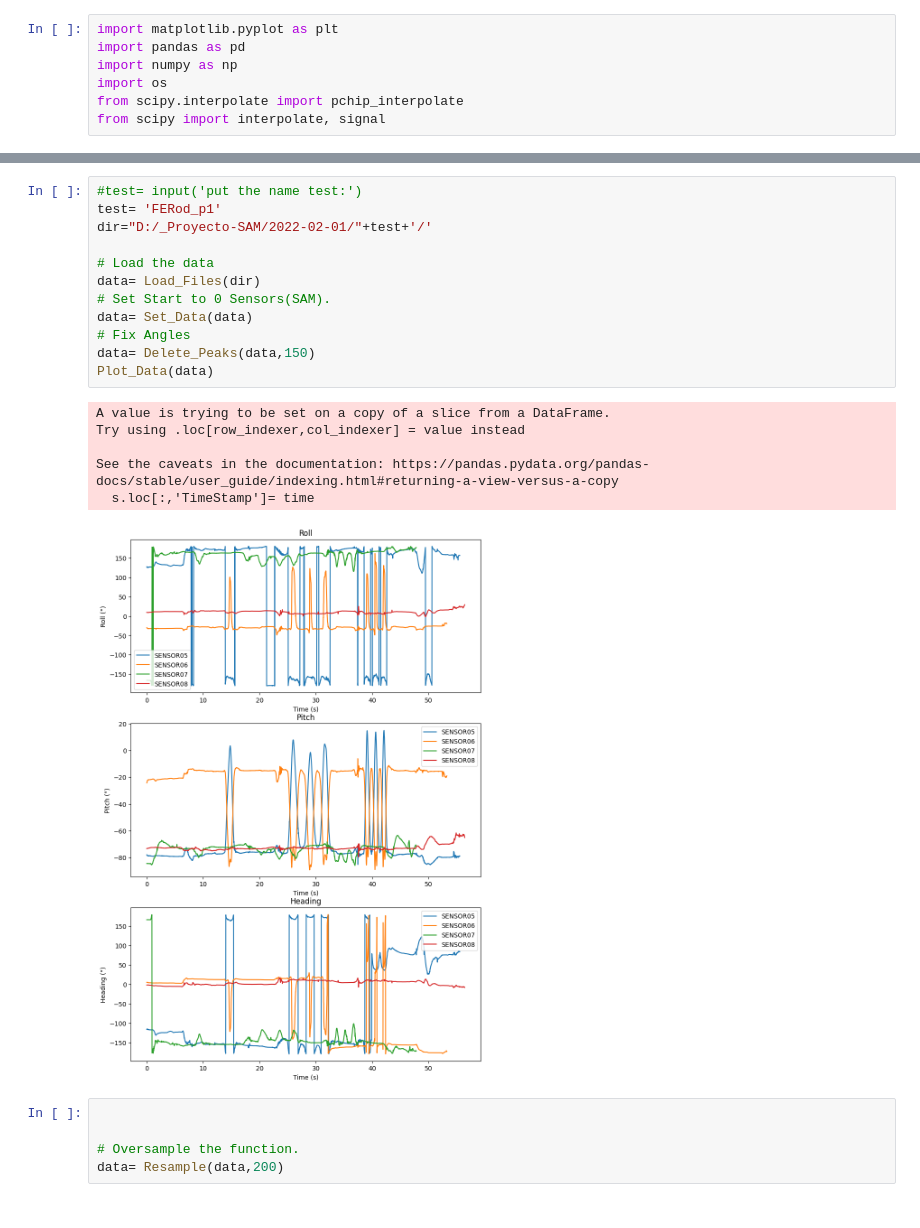
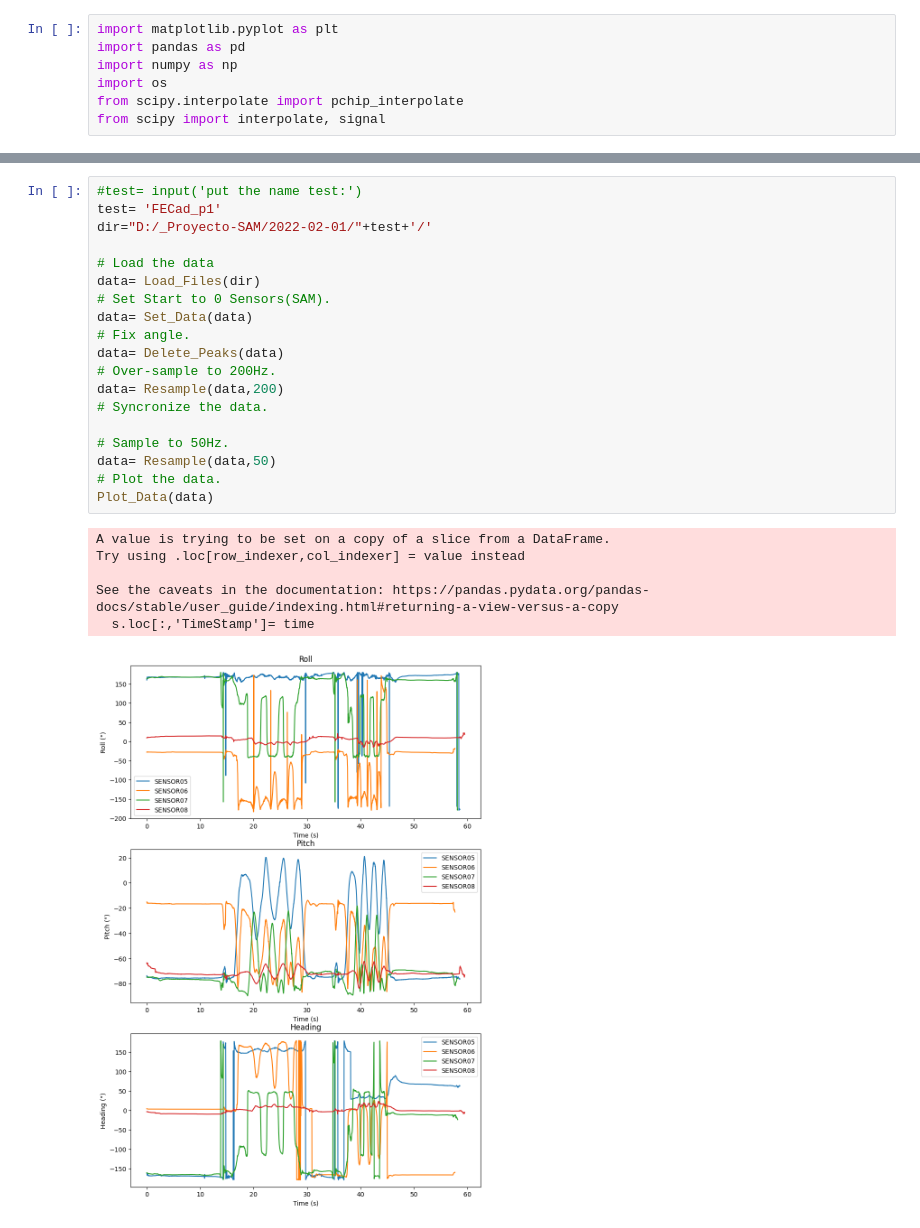
Before and after one commit to TEC-CIMB/SAM-Processing, a Jupyter notebook: Proyecto_SAM.ipynb, the cells around one changed output, grey strips where cells are left out. Drawn from its saved outputs; the diff is of its cells as text.

```diff
--- a/Proyecto_SAM.ipynb
+++ b/Proyecto_SAM.ipynb
@@ -109,24 +142,26 @@ def Resample(data, f):
 # %%
 #test= input('put the name test:')
-test= 'FERod_p1'
+test= 'FECad_p1'
 dir="D:/_Proyecto-SAM/2022-02-01/"+test+'/'
 
 # Load the data
 data= Load_Files(dir)
 # Set Start to 0 Sensors(SAM).
 data= Set_Data(data)
-# Fix Angles
-data= Delete_Peaks(data,150)
+# Fix angle.
+data= Delete_Peaks(data)
+# Over-sample to 200Hz.
+data= Resample(data,200)
+# Syncronize the data.
+
+# Sample to 50Hz.
+data= Resample(data,50)
+# Plot the data.
 Plot_Data(data)
 # %% [output]
 A value is trying to be set on a copy of a slice from a DataFrame.
 Try using .loc[row_indexer,col_indexer] = value instead
 
 See the caveats in the documentation: https://pandas.pydata.org/pandas-docs/stable/user_guide/indexing.html#returning-a-view-versus-a-copy
   s.loc[:,'TimeStamp']= time
-[figure, old version]
+[figure, new version]
-# %%
-
-
-# Oversample the function.
-data= Resample(data,200)
```
Also changed, not shown: parts of 2 cells of this notebook.
